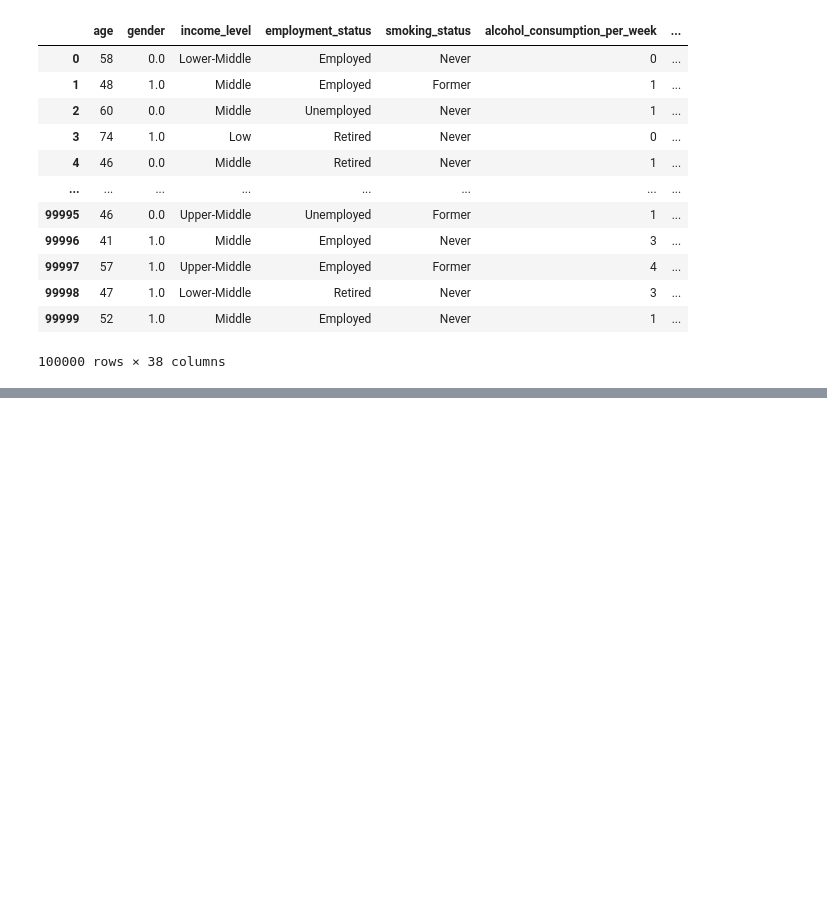
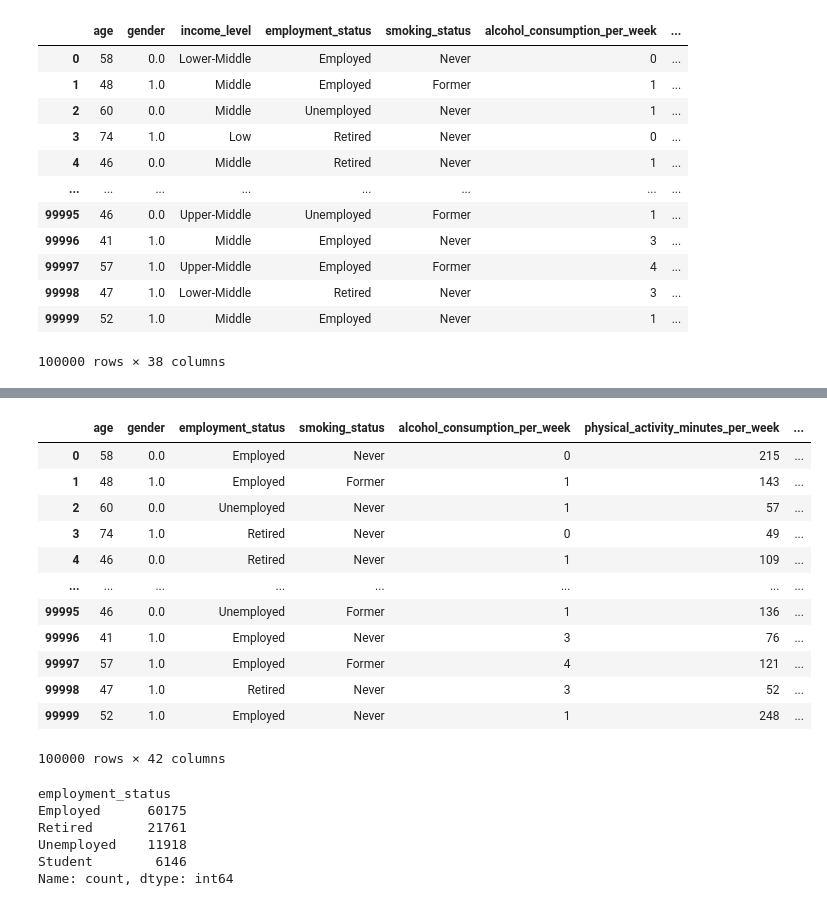
Before and after one commit to plamensve/ML_FINAL_PROJECT, a Jupyter notebook: 02_preprocessing.ipynb, the cells around one changed output, grey strips where cells are left out. Saved outputs shown, nothing was run; the diff lists cells and outputs as text; code cells hidden in the pictures; blank space fills up the shorter version.

```diff
--- a/02_preprocessing.ipynb
+++ b/02_preprocessing.ipynb
@@ -96,0 +107,28 @@ data
+# %%
+income_level_dummies = pd.get_dummies(data['income_level'], prefix='income_level').astype(int)
+data = pd.concat([data, income_level_dummies], axis=1)
+data = data.drop(columns='income_level')
+data
+# %% [output]
+|  | age | gender | employment_status | smoking_status | alcohol_consumption_per_week | physical_activity_minutes_per_week | ... |
+| 0 | 58 | 0.0 | Employed | Never | 0 | 215 | ... |
+| 1 | 48 | 1.0 | Employed | Former | 1 | 143 | ... |
+| 2 | 60 | 0.0 | Unemployed | Never | 1 | 57 | ... |
+| 3 | 74 | 1.0 | Retired | Never | 0 | 49 | ... |
+| 4 | 46 | 0.0 | Retired | Never | 1 | 109 | ... |
+| ... | ... | ... | ... | ... | ... | ... | ... |
+| 99995 | 46 | 0.0 | Unemployed | Former | 1 | 136 | ... |
+| 99996 | 41 | 1.0 | Employed | Never | 3 | 76 | ... |
+| 99997 | 57 | 1.0 | Employed | Former | 4 | 121 | ... |
+| 99998 | 47 | 1.0 | Retired | Never | 3 | 52 | ... |
+| 99999 | 52 | 1.0 | Employed | Never | 1 | 248 | ... |
+100000 rows × 42 columns
+# %%
+data['employment_status'].value_counts()
+# %% [output]
+employment_status
+Employed      60175
+Retired       21761
+Unemployed    11918
+Student        6146
+Name: count, dtype: int64
```
Also changed, not shown: parts of 8 cells of this notebook, 2 other files.
